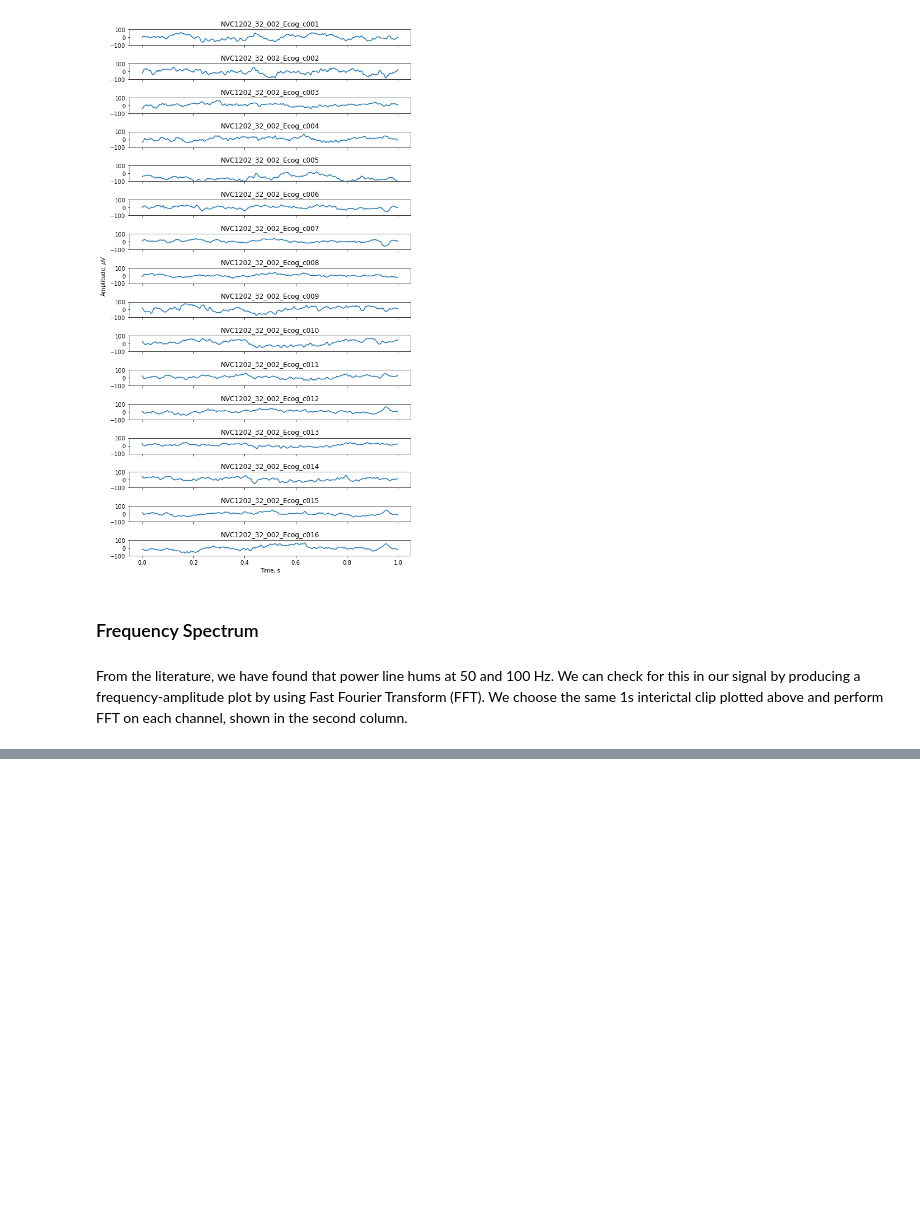
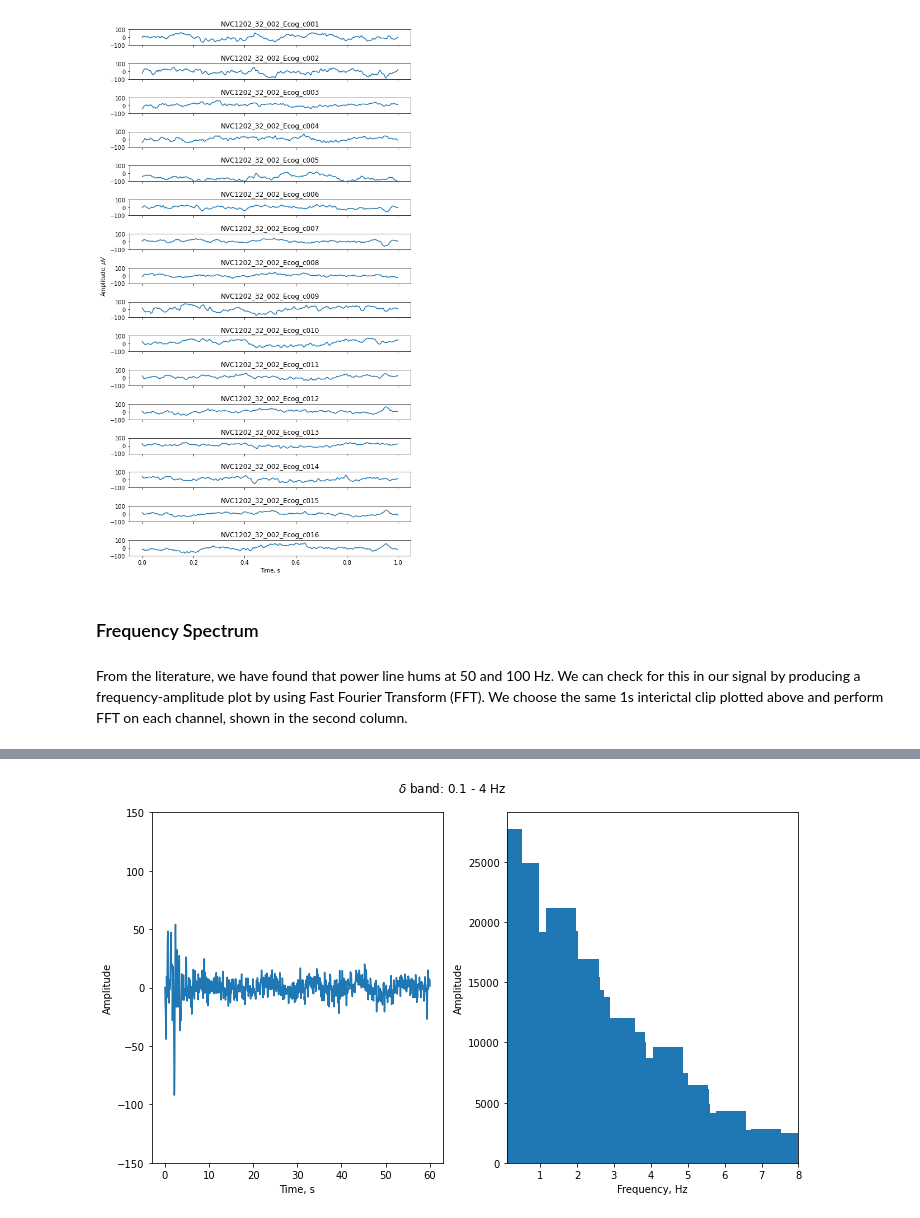
Before and after one commit to samisnotinsane/aes-kaggle-seizure-prediction, a Jupyter notebook: Dog_1/01_data_exploration.ipynb, the cells around one changed output, grey strips where cells are left out. Cells and saved outputs as stored; diff of their text form; code cells hidden in the pictures; blank space fills up the shorter version.

```diff
--- a/Dog_1/01_data_exploration.ipynb
+++ b/Dog_1/01_data_exploration.ipynb
@@ -211,0 +250,33 @@ fig.tight_layout()
+# %%
+# delta band
+lo, hi = 0.1, 4
+
+# normalise in range 0 - 1 where 1 is Nyquist frequency
+# this is required for filter design implementation
+nyquist = 0.5 * sampling_frequency
+lo = lo/nyquist
+hi = hi/nyquist
+
+order = 2 # for bandpass filter, set this to 2
+b, a = signal.butter(order, [lo, hi], btype='bandpass') # design filter
+y = signal.lfilter(b, a, one_min_EEG) # apply filter to signal
+
+# perform FFT on filtered signal and visualise
+fourier_ampl = np.abs(rfft(y))
+fourier_freq = rfftfreq(n, 1/sampling_frequency)
+
+fig, ax = plt.subplots(figsize=(10,6), ncols=2)
+ax[0].plot(t, y)
+ax[0].set_ylim([-150, 150])
+ax[0].set_xlabel('Time, s')
+ax[0].set_ylabel('Amplitude')
+
+ax[1].bar(fourier_freq, fourier_ampl)
+ax[1].set_xlim([0.1,8])
+ax[1].set_xlabel('Frequency, Hz')
+ax[1].set_ylabel('Amplitude')
+
+plt.suptitle(r'$\delta$ band: 0.1 - 4 Hz')
+plt.tight_layout()
+# %% [output]
+[figure, added]
```
Also changed, not shown: parts of 13 cells of this notebook.
